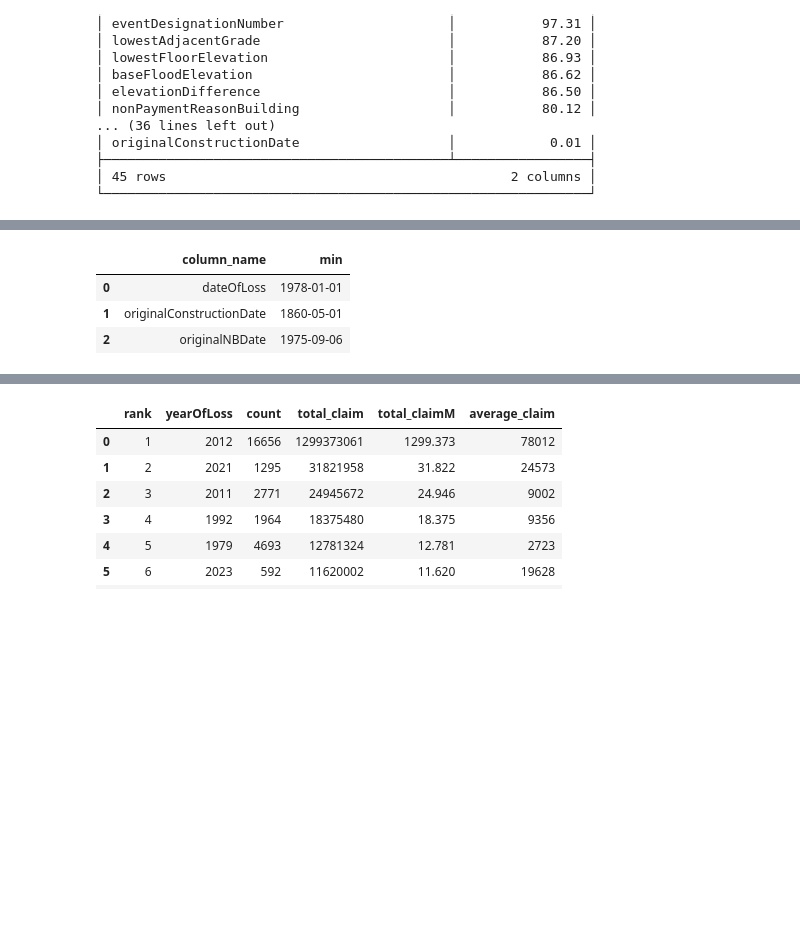
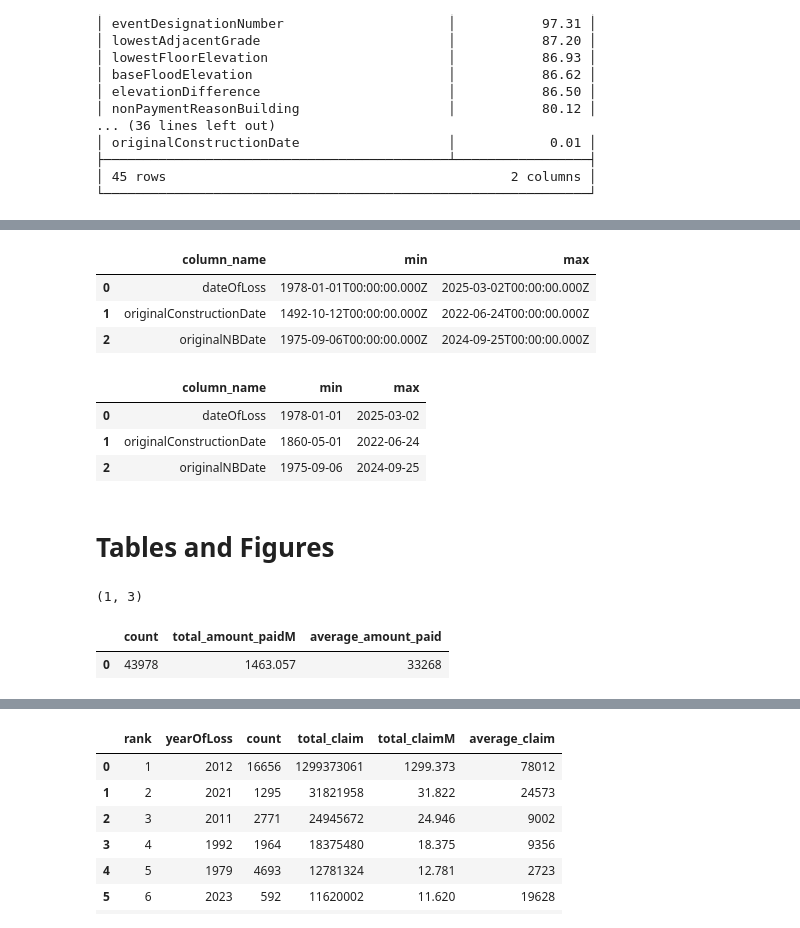
Before and after one commit to mebauer/nyc-odw25-nfip, a Jupyter notebook: figures.ipynb, the cells around one changed output, grey strips where cells are left out. Cells and saved outputs as stored; diff of their text form; code cells hidden in the pictures; blank space fills up the shorter version.

```diff
--- a/figures.ipynb
+++ b/figures.ipynb
@@ -265,3 +262,22 @@ Oldest buildings in NYC: https://en.wikipedia.org/wiki/List_of_the_oldest_buildi
+# %%
+sql = """
+    WITH date_columns AS (
+        SELECT
+            dateOfLoss,
+            originalConstructionDate,
+            originalNBDate
+        FROM
+            claims
+    )
+    SELECT column_name, min, max FROM (SUMMARIZE date_columns)
+"""
+
+con.sql(sql).to_df()
+# %% [output]
+|  | column_name | min | max |
+| 0 | dateOfLoss | 1978-01-01T00:00:00.000Z | 2025-03-02T00:00:00.000Z |
+| 1 | originalConstructionDate | 1492-10-12T00:00:00.000Z | 2022-06-24T00:00:00.000Z |
+| 2 | originalNBDate | 1975-09-06T00:00:00.000Z | 2024-09-25T00:00:00.000Z |
 # %%
 sql = """
     UPDATE claims
@@ -275,20 +301,45 @@ con.sql(sql)
 # %%
 # sanity check
 sql = """
     WITH date_columns AS (
         SELECT
             dateOfLoss,
             originalConstructionDate,
             originalNBDate
         FROM
             claims
     )
-    SELECT column_name, min FROM (SUMMARIZE date_columns)
+    SELECT column_name, min, max FROM (SUMMARIZE date_columns)
 """
 
 con.sql(sql).to_df()
 # %% [output]
-|  | column_name | min |
-| 0 | dateOfLoss | 1978-01-01 |
-| 1 | originalConstructionDate | 1860-05-01 |
-| 2 | originalNBDate | 1975-09-06 |
+|  | column_name | min | max |
+| 0 | dateOfLoss | 1978-01-01 | 2025-03-02 |
+| 1 | originalConstructionDate | 1860-05-01 | 2022-06-24 |
+| 2 | originalNBDate | 1975-09-06 | 2024-09-25 |
+# %% [markdown]
+# Tables and Figures
+# %%
+sql = """
+    SELECT
+        COUNT(*) AS count,
+        ROUND((SUM(amountPaidOnBuildingClaim)
+            + SUM(amountPaidOnContentsClaim)
+            + SUM(amountPaidOnIncreasedCostOfComplianceClaim)) / 1_000_000, 3) AS total_amount_paidM,
+        ROUND((SUM(amountPaidOnBuildingClaim)
+            + SUM(amountPaidOnContentsClaim)
+            + SUM(amountPaidOnIncreasedCostOfComplianceClaim)
+        ) / count, 0)::INT AS average_amount_paid
+    FROM
+        claims
+"""
+
+df = con.sql(sql).to_df()
+
+print(df.shape)
+df
+# %% [output]
+(1, 3)
+|  | count | total_amount_paidM | average_amount_paid |
+| 0 | 43978 | 1463.057 | 33268 |
```
Also changed, not shown: parts of 40 cells of this notebook.
